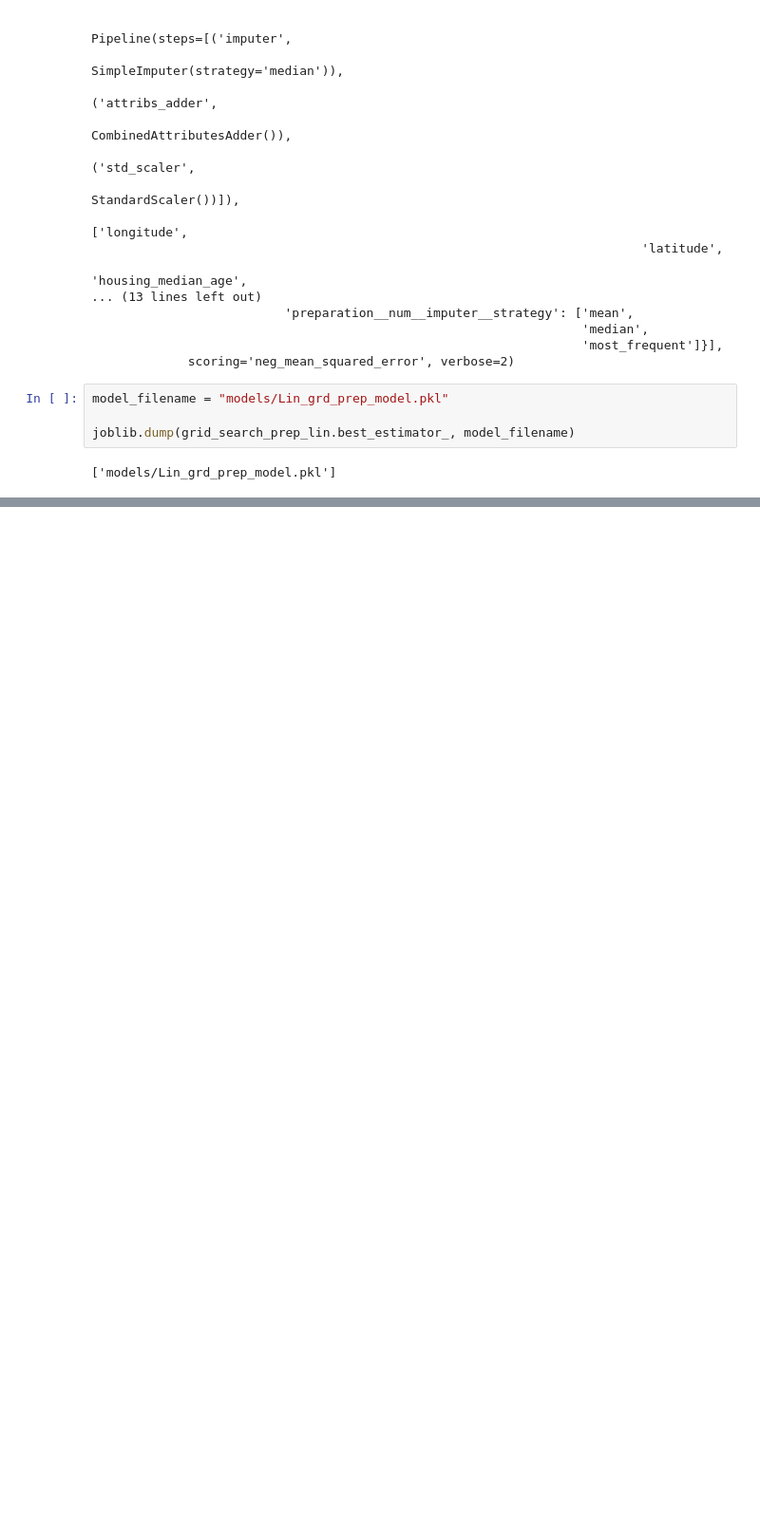
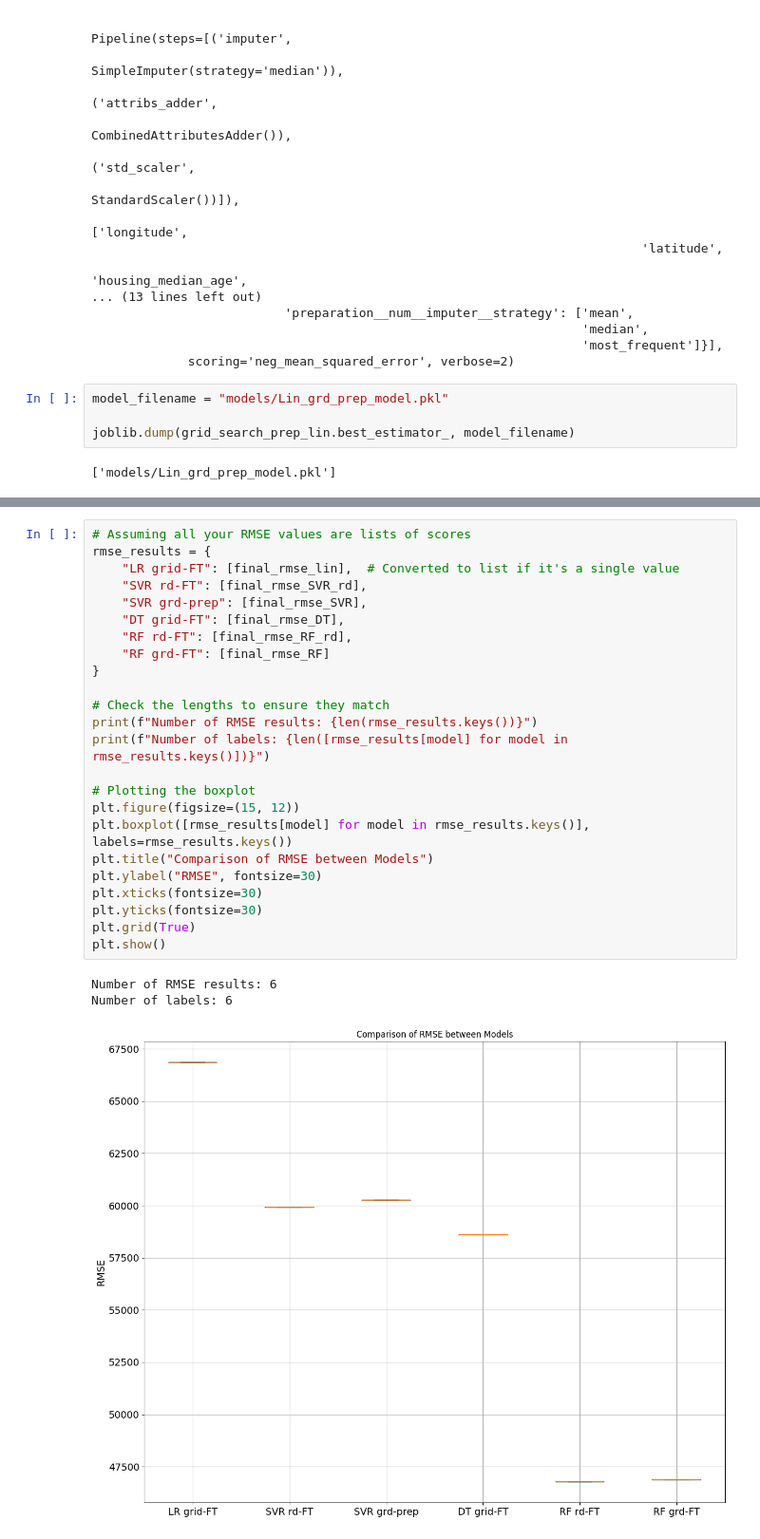
Before and after one commit to AILogos/IAI600Lab2, a Jupyter notebook: lab2-paul.ipynb, the cells around one changed output, grey strips where cells are left out. Shown at 95% size. Drawn from its saved outputs; the diff is of its cells as text; blank space fills up the shorter version.

```diff
--- a/lab2-paul.ipynb
+++ b/lab2-paul.ipynb
@@ -1221,0 +1299,28 @@ plt.show()
+# %%
+# Assuming all your RMSE values are lists of scores
+rmse_results = {
+    "LR grid-FT": [final_rmse_lin],  # Converted to list if it's a single value
+    "SVR rd-FT": [final_rmse_SVR_rd],
+    "SVR grd-prep": [final_rmse_SVR],
+    "DT grid-FT": [final_rmse_DT],
+    "RF rd-FT": [final_rmse_RF_rd],
+    "RF grd-FT": [final_rmse_RF]
+}
+
+# Check the lengths to ensure they match
+print(f"Number of RMSE results: {len(rmse_results.keys())}")
+print(f"Number of labels: {len([rmse_results[model] for model in rmse_results.keys()])}")
+
+# Plotting the boxplot
+plt.figure(figsize=(15, 12))
+plt.boxplot([rmse_results[model] for model in rmse_results.keys()], labels=rmse_results.keys())
+plt.title("Comparison of RMSE between Models")
+plt.ylabel("RMSE", fontsize=30)
+plt.xticks(fontsize=30)
+plt.yticks(fontsize=30)
+plt.grid(True)
+plt.show()
+# %% [output]
+Number of RMSE results: 6
+Number of labels: 6
+[figure, added]
```
Also changed, not shown: parts of 22 cells of this notebook.
